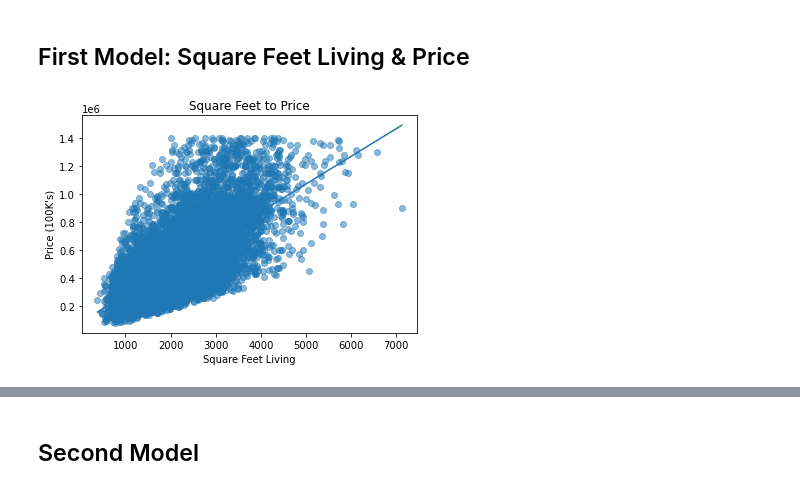
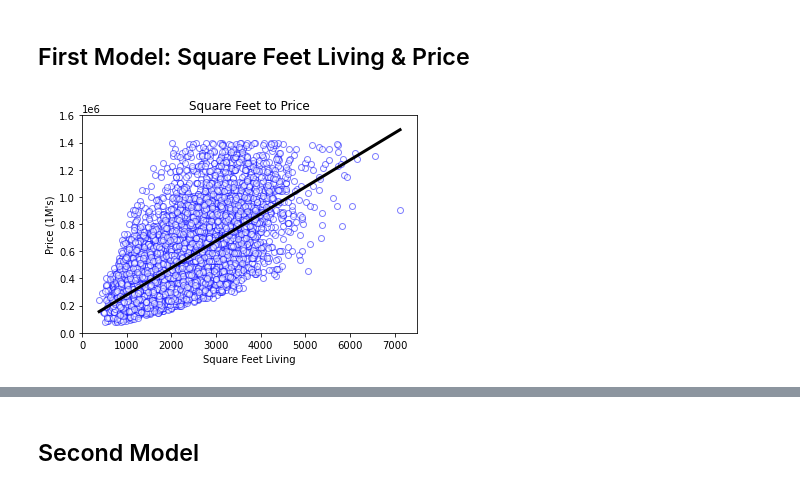
Before and after one commit to cyborgsage/kingco-realestate, a Jupyter notebook: doug_index.ipynb, the cells around one changed output, grey strips where cells are left out. Cells and saved outputs as stored; diff of their text form; code cells hidden in the pictures.

Commit message:
plot update

```diff
--- a/doug_index.ipynb
+++ b/doug_index.ipynb
@@ -248,14 +248,16 @@ X_train, X_test, y_train, y_test = train_test_split(X, y, random_state=42)
 # %%
 most_correlated_feature = X_train['sqft_living']
 fig, ax = plt.subplots()
-ax.scatter(most_correlated_feature, y_train, alpha=0.5)
+ax.scatter(most_correlated_feature, y_train, alpha=0.5, color ='white', edgecolor='blue')
 ax.set_xlabel('Square Feet Living')
-ax.set_ylabel("Price (100K's)")
+ax.set_ylabel("Price (1M's)")
 ax.set_title('Square Feet to Price')
+ax.set_xlim([0, 7500])
+ax.set_ylim([0, 1600000])
 plt.plot(np.unique(most_correlated_feature), np.poly1d(np.polyfit(most_correlated_feature, y_train, 1))
-         (np.unique(most_correlated_feature)));
+         (np.unique(most_correlated_feature)),linewidth=3.0,color='black');
 # %% [output]
-[figure, old version]
+[figure, new version]
 # %%
 first_formula = 'price ~ sqft_living'
 first_model = ols(first_formula, df).fit()
```
Also changed, not shown: parts of 16 cells of this notebook.
